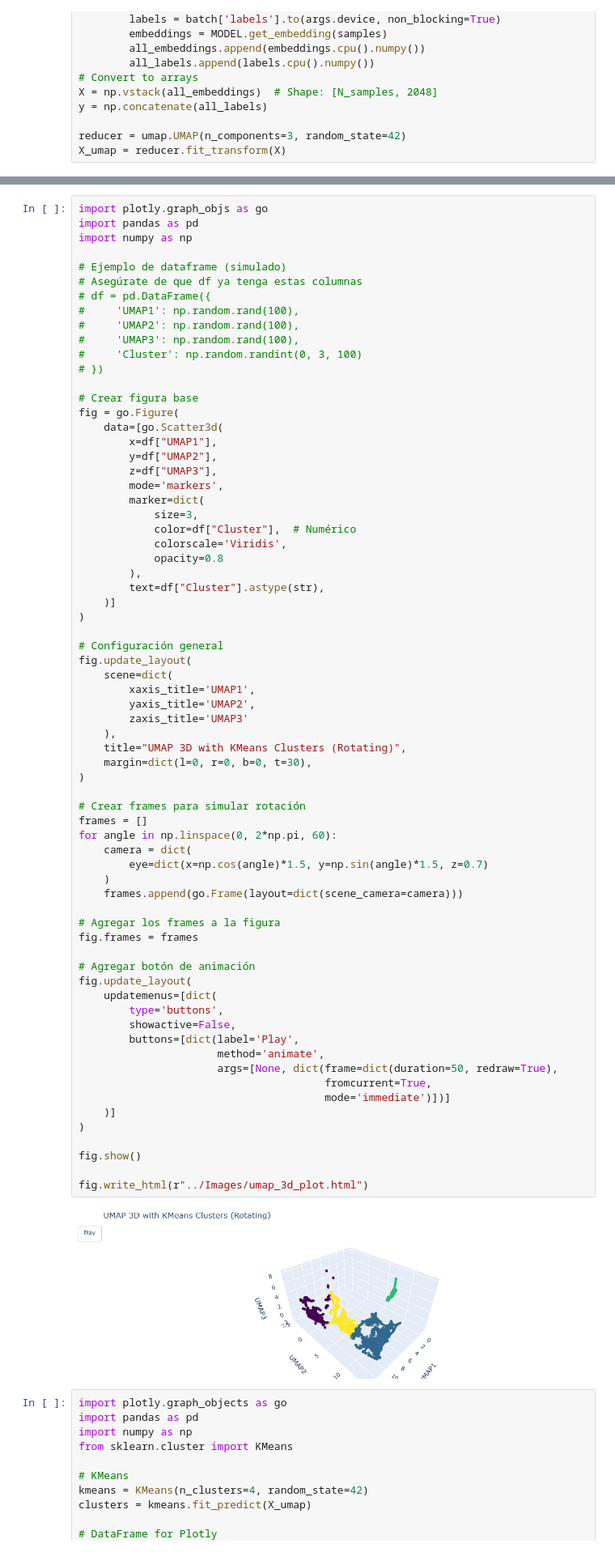
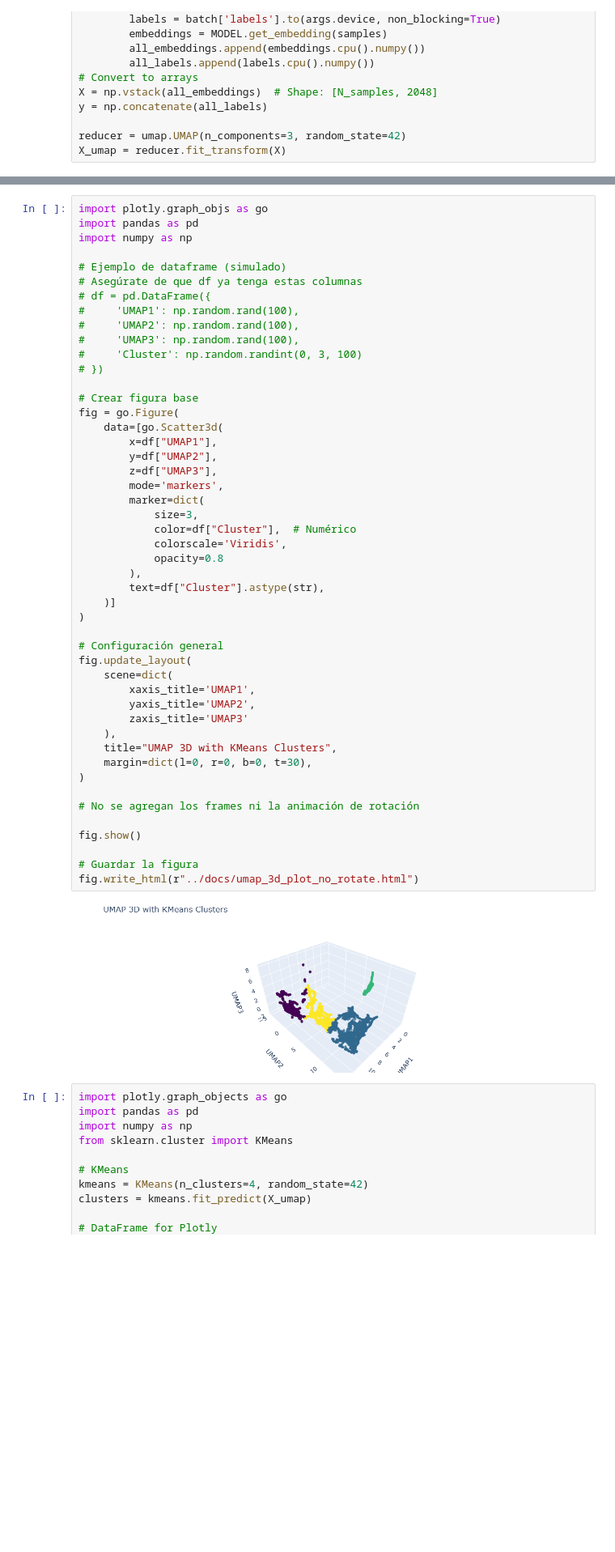
Before and after one commit to rauletepawa/Species_Distribution_Modeling, a Jupyter notebook: code/1991-2017_model_predictions.ipynb, the cells around one changed output, grey strips where cells are left out. Shown at 81% size. Saved outputs shown, nothing was run; the diff lists cells and outputs as text; blank space fills up the shorter version.

```diff
--- a/code/1991-2017_model_predictions.ipynb
+++ b/code/1991-2017_model_predictions.ipynb
@@ -1004,59 +1004,38 @@ import numpy as np
 fig = go.Figure(
     data=[go.Scatter3d(
         x=df["UMAP1"],
         y=df["UMAP2"],
         z=df["UMAP3"],
         mode='markers',
         marker=dict(
             size=3,
             color=df["Cluster"],  # Numérico
             colorscale='Viridis',
             opacity=0.8
         ),
         text=df["Cluster"].astype(str),
     )]
 )
 
 # Configuración general
 fig.update_layout(
     scene=dict(
         xaxis_title='UMAP1',
         yaxis_title='UMAP2',
         zaxis_title='UMAP3'
     ),
-    title="UMAP 3D with KMeans Clusters (Rotating)",
+    title="UMAP 3D with KMeans Clusters",
     margin=dict(l=0, r=0, b=0, t=30),
 )
 
-# Crear frames para simular rotación
-frames = []
-for angle in np.linspace(0, 2*np.pi, 60):
-    camera = dict(
-        eye=dict(x=np.cos(angle)*1.5, y=np.sin(angle)*1.5, z=0.7)
-    )
-    frames.append(go.Frame(layout=dict(scene_camera=camera)))
-
-# Agregar los frames a la figura
-fig.frames = frames
-
-# Agregar botón de animación
-fig.update_layout(
-    updatemenus=[dict(
-        type='buttons',
-        showactive=False,
-        buttons=[dict(label='Play',
-                      method='animate',
-                      args=[None, dict(frame=dict(duration=50, redraw=True),
-                                       fromcurrent=True,
-                                       mode='immediate')])]
-    )]
-)
+# No se agregan los frames ni la animación de rotación
 
 fig.show()
 
-fig.write_html(r"../Images/umap_3d_plot.html")
+# Guardar la figura
+fig.write_html(r"../docs/umap_3d_plot_no_rotate.html")
 # %% [output]
-[figure, old version]
+[figure, new version]
 # %%
 import plotly.graph_objects as go
 import pandas as pd
```
Also changed, not shown: 2 other files.
